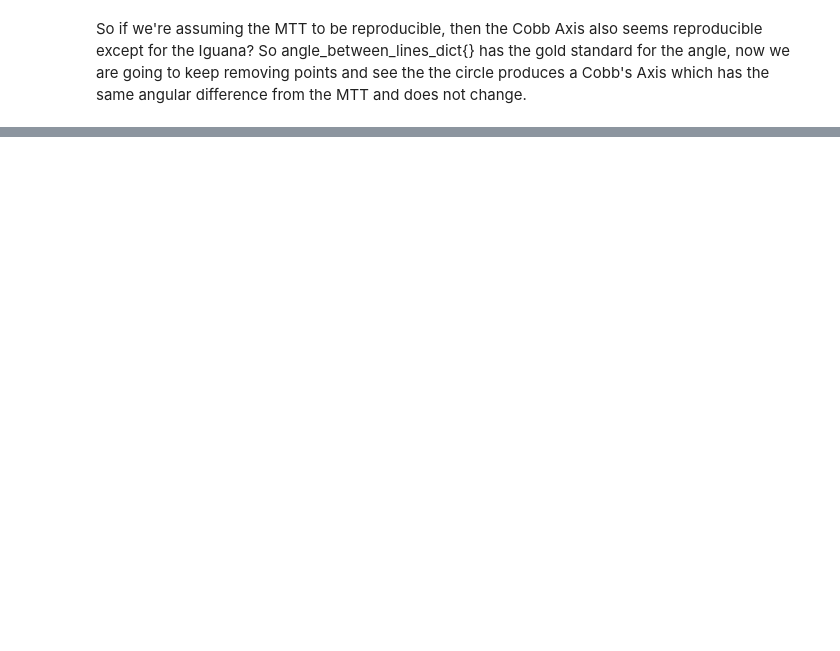
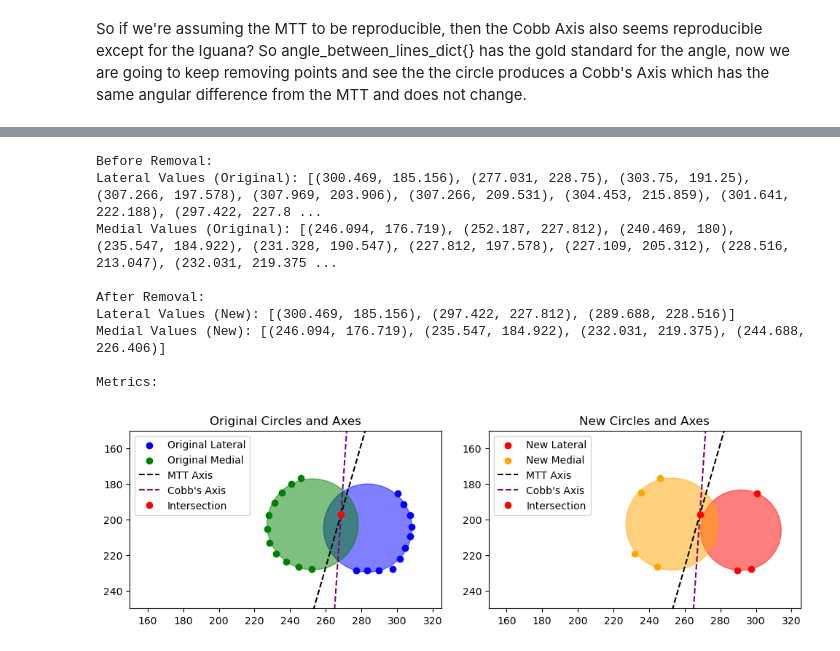
Before and after one commit to kalamity0513/AutoCobb, a Jupyter notebook: main.ipynb, the cells around one changed output, grey strips where cells are left out. Drawn from its saved outputs; the diff is of its cells as text; code cells hidden in the pictures; blank space fills up the shorter version.

```diff
--- a/main.ipynb
+++ b/main.ipynb
@@ -407,0 +933,80 @@ PERCENTAGE OVERLAP MEDIAL:  95.62238
+# %%
+def evaluate_metrics_for_points(lateral_values_new, medial_values_new, lateral_values, medial_values, mtt):
+    """
+    Evaluate metrics for the before and after points and visualize the circles and their overlap areas.
+
+    Parameters:
+        lateral_values_new (list): New lateral values after removal.
+        medial_values_new (list): New medial values after removal.
+        lateral_values (list): Original lateral values.
+        medial_values (list): Original medial values.
+        mtt (tuple): MTT (MidTibialTuberosity) point coordinates.
+    """
+    # Calculate angles
+    original_angle = calc_angle(mtt, lateral_values, medial_values)
+    new_angle = calc_angle(mtt, lateral_values_new, medial_values_new)
+
+    # Calculate MTT and Cobb's axes
+    m_mtt, b_mtt = line_from_two_points(mtt, pcl_insertion_pt)
+    m_cobbs, b_cobbs = perpendicular_line_through_centers(lateral_values, medial_values)
+
+    # Move MTT axis slightly to the right
+    b_mtt_offset = b_mtt + 70  # Adjust the offset value as needed
+
+    # Calculate intersection point of MTT and Cobb's axes
+    x_intersect = (b_cobbs - b_mtt_offset) / (m_mtt - m_cobbs)
+    y_intersect = m_mtt * x_intersect + b_mtt_offset
+    intersect_point = (x_intersect, y_intersect)
+
+    # Create figure and subplots
+    fig, axs = plt.subplots(1, 2, figsize=(10, 5))
+
+    # Plot original circles and axes
+    axs[0].scatter(*zip(*lateral_values), color='blue', label='Original Lateral')
+    axs[0].scatter(*zip(*medial_values), color='green', label='Original Medial')
+    circle1 = Circle(ls_circle(*zip(*lateral_values))[:2], ls_circle(*zip(*lateral_values))[2], color='blue', alpha=0.5)
+    circle2 = Circle(ls_circle(*zip(*medial_values))[:2], ls_circle(*zip(*medial_values))[2], color='green', alpha=0.5)
+    axs[0].add_patch(circle1)
+    axs[0].add_patch(circle2)
+    axs[0].plot(np.linspace(150, 325, 100), m_mtt * np.linspace(150, 325, 100) + b_mtt_offset, color='black', linestyle='--', label=f"MTT Axis")
+    axs[0].plot(np.linspace(150, 325, 100), m_cobbs * np.linspace(150, 325, 100) + b_cobbs, color='purple', linestyle='--', label="Cobb's Axis")
+    axs[0].plot(intersect_point[0], intersect_point[1], 'ro', label='Intersection')
+    axs[0].set_aspect('equal', 'box')
+    axs[0].set_xlim(150, 325)
+    axs[0].set_ylim(250, 150)  # Invert y-axis
+    axs[0].legend()
+    axs[0].set_title('Original Circles and Axes')
+
+    # Plot new circles and axes
+    axs[1].scatter(*zip(*lateral_values_new), color='red', label='New Lateral')
+    axs[1].scatter(*zip(*medial_values_new), color='orange', label='New Medial')
+    circle3 = Circle(ls_circle(*zip(*lateral_values_new))[:2], ls_circle(*zip(*lateral_values_new))[2], color='red', alpha=0.5)
+    circle4 = Circle(ls_circle(*zip(*medial_values_new))[:2], ls_circle(*zip(*medial_values_new))[2], color='orange', alpha=0.5)
+    axs[1].add_patch(circle3)
+    axs[1].add_patch(circle4)
+    axs[1].plot(np.linspace(150, 325, 100), m_mtt * np.linspace(150, 325, 100) + b_mtt_offset, color='black', linestyle='--', label=f"MTT Axis")
+    axs[1].plot(np.linspace(150, 325, 100), m_cobbs * np.linspace(150, 325, 100) + b_cobbs, color='purple', linestyle='--', label="Cobb's Axis")
+    axs[1].plot(intersect_point[0], intersect_point[1], 'ro', label='Intersection')
+    axs[1].set_aspect('equal', 'box')
+    axs[1].set_xlim(150, 325)
+    axs[1].set_ylim(250, 150)  # Invert y-axis
+    axs[1].legend()
+    axs[1].set_title('New Circles and Axes')
+
+    plt.tight_layout()
+    plt.show()
+
+
+# Example usage with armadillo_data
+determine_min_points(armadillo_data)
+# %% [output]
+Before Removal:
+Lateral Values (Original): [(300.469, 185.156), (277.031, 228.75), (303.75, 191.25), (307.266, 197.578), (307.969, 203.906), (307.266, 209.531), (304.453, 215.859), (301.641, 222.188), (297.422, 227.8 ...
+Medial Values (Original): [(246.094, 176.719), (252.187, 227.812), (240.469, 180), (235.547, 184.922), (231.328, 190.547), (227.812, 197.578), (227.109, 205.312), (228.516, 213.047), (232.031, 219.375 ...
+
+After Removal:
+Lateral Values (New): [(300.469, 185.156), (297.422, 227.812), (289.688, 228.516)]
+Medial Values (New): [(246.094, 176.719), (235.547, 184.922), (232.031, 219.375), (244.688, 226.406)]
+
+Metrics:
+[figure, added]
```
Also changed, not shown: parts of 15 cells of this notebook.
